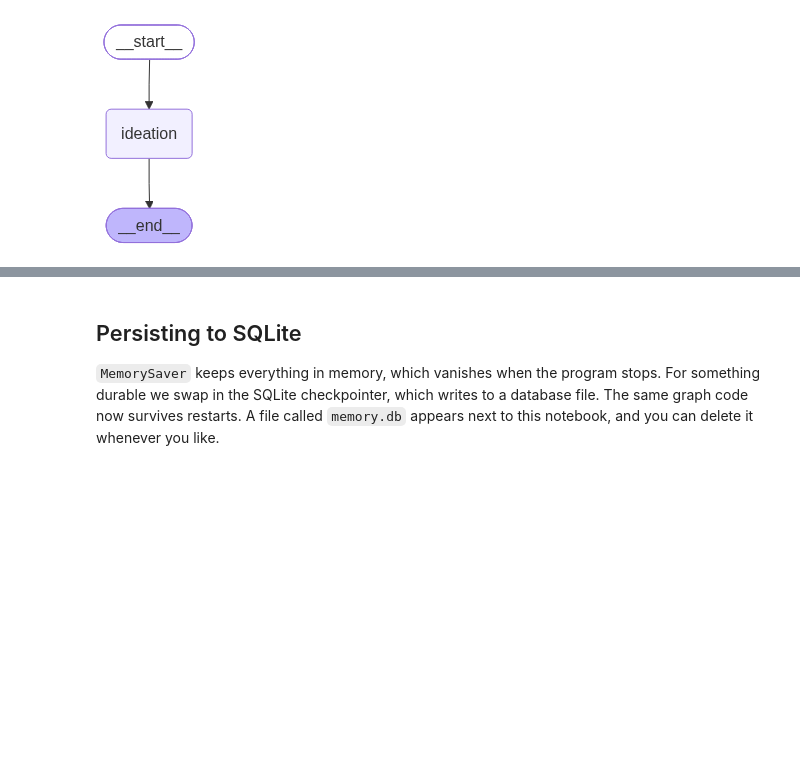
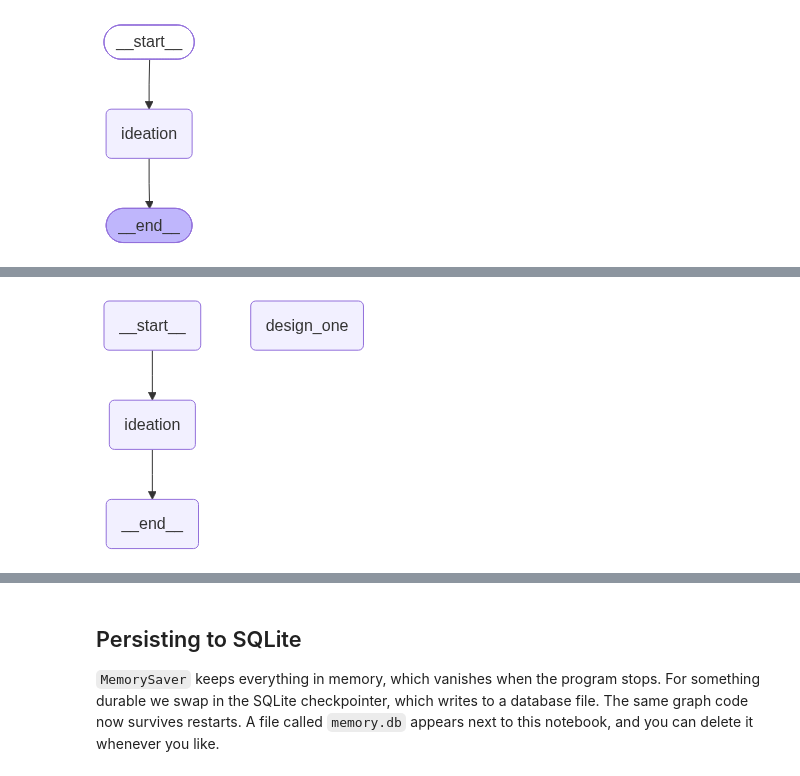
Before and after one commit to mabstruct/pingmab-agents, a Jupyter notebook: 4_langchain_langgraph/mab_gamestudio_study.ipynb, the cells around one changed output, grey strips where cells are left out. Drawn from its saved outputs; the diff is of its cells as text; code cells hidden in the pictures; blank space fills up the shorter version.

```diff
--- a/4_langchain_langgraph/mab_gamestudio_study.ipynb
+++ b/4_langchain_langgraph/mab_gamestudio_study.ipynb
@@ -166,6 +169,7 @@ llm_with_tools = llm.bind_tools(tools)
 # %%
 class GameIdea(BaseModel):
     """ a conceptual game idea """
+    idea_id: str = Field(default="", description="Unique id assigned after ideation (not from the LLM)")
     sub_title: str = Field(description="a sub title for the game that triggers attention or interest to the player")
     genre: str = Field(description="game genre")
     style: str = Field(description="game style")
@@ -292,7 +329,8 @@ class GameStudioState(TypedDict):
 initial_state: GameStudioState = {
     "game_title": GAME_TITLE,
     "game_ideation": None,
-    "game_design_brief": None,
+    "game_designs": [],
+    "game_developments": [],
     "game_html_path": None,
     "test_result": None,
     "deployment_url": None,
@@ -366,0 +396,81 @@ Comedic Stealth / Puzzle
+# %%
+
+DESIGN_SYSTEM_PROMPT = """
+You are an experienced Creative Strategist for web browser games for {MABSTRUCT_GAMESTUDIO_NAME}.
+Backgrounder on the studio: {MABSTRUCT_GAMESTUDIO_BACKGROUNDER}
+You have a strong background in browser games ideation and design.
+You bring a wealth of knowledge about single player web browser games.
+You are the one to bring back the best game ideas to the production team of the game studio.
+You are known for your ability to create engaging, creative and fun browser games.
+Do develop fancy game designs you are allowed to be creative.
+This game design will be given to the production team to develop the game.
+You are allowed to search the web for the latest trends and ideas.
+"""
+
+
+design_agent = create_agent(
+    model="openai:gpt-5.4-mini",
+    system_prompt=DESIGN_SYSTEM_PROMPT,
+    tools=[search],
+    response_format=GameDesignBrief,
+)
+
+
+def fan_out_design(state: GameStudioState):
+    """Spawn one parallel design worker per idea."""
+    if state["game_ideation"] is None:
+        return []
+    return [
+        Send(
+            "design_one",
+            {
+                "game_title": state["game_title"],
+                "idea_id": idea.idea_id,
+                "idea": idea,
+            },
+        )
+        for idea in state["game_ideation"].ideas
+    ]
+
+
+def design_one(job: DesignJob) -> dict:
+    idea = job["idea"]
+    prompt = f"""
+Game title: {job["game_title"]}
+
+Develop a full game design brief for this specific game idea:
+
+Sub-title: {idea.sub_title}
+Genre: {idea.genre}
+Style: {idea.style}
+Description: {idea.description}
+Reason: {idea.reason}
+Features: {idea.features}
+"""
+    agent_result = design_agent.invoke({
+        "messages": [HumanMessage(content=prompt)]
+    })
+    return {
+        "game_designs": [
+            GameDesignRecord(
+                idea_id=job["idea_id"],
+                brief=agent_result["structured_response"],
+            )
+        ]
+    }
+
+
+builder = StateGraph(GameStudioState)
+
+builder.add_node("ideation", ideation_node)
+builder.add_node("design_one", design_one)
+
+builder.add_edge(START, "ideation")
+builder.add_conditional_edges("ideation", fan_out_design)
+builder.add_edge("design_one", END)
+
+studio = builder.compile()
+
+display(Image(studio.get_graph().draw_mermaid_png()))
+# %% [output]
+[figure, added]
```
Also changed, not shown: parts of 16 cells of this notebook, 5 other files.
